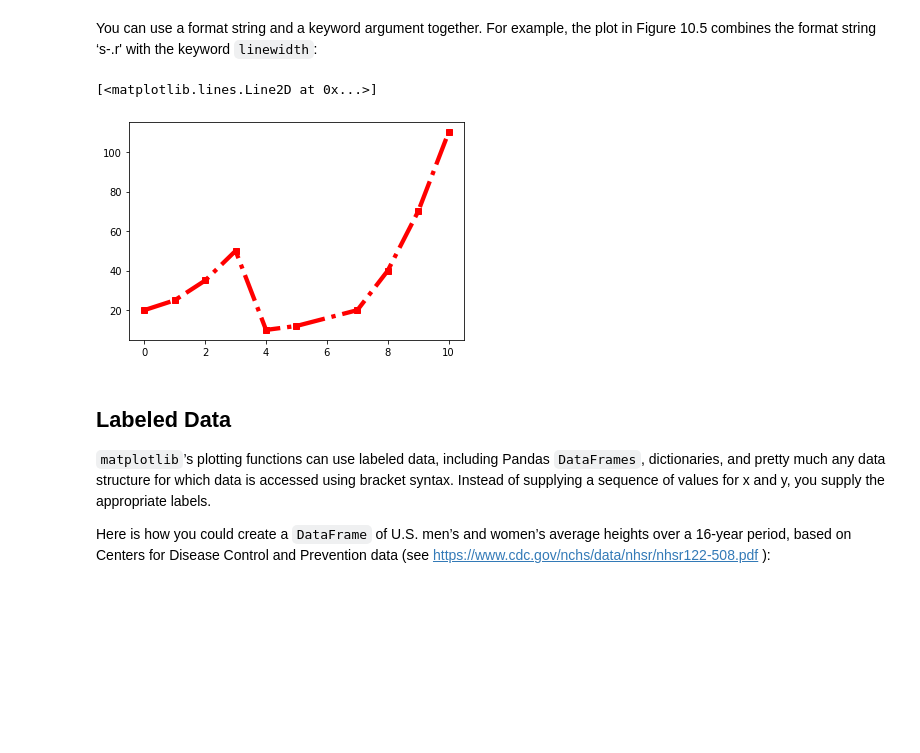
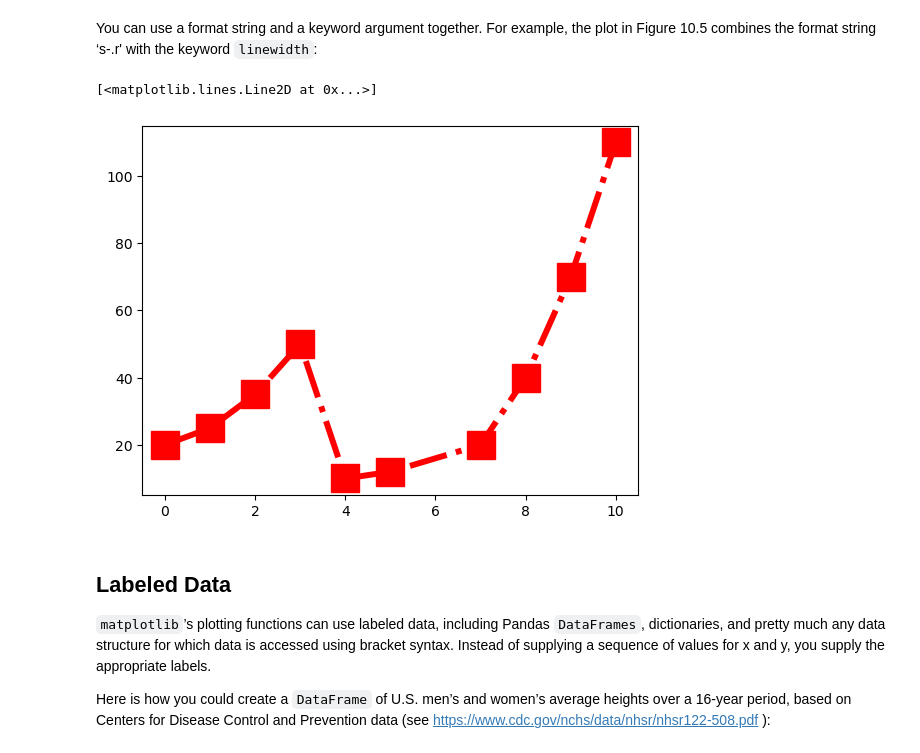
Before and after one commit to ExxetaMAydinbas/data-science-mit-python, a Jupyter notebook: Kursmaterial/03_matplotlib.ipynb, the cells around one changed output. Saved outputs shown, nothing was run; the diff lists cells and outputs as text; code cells hidden in the pictures; blank space fills up the shorter version.

```diff
--- a/Kursmaterial/03_matplotlib.ipynb
+++ b/Kursmaterial/03_matplotlib.ipynb
@@ -127,12 +154,12 @@ You can use a format string and a keyword argument together. For example, the pl
 # %%
 X = [0, 1, 2, 3, 4, 5, 7, 8, 9, 10]
 Y = [20, 25, 35, 50, 10, 12, 20, 40, 70, 110]
 fmt = 's-.r'
 
-plt.plot(X, Y, fmt, linewidth=4.3)
+plt.plot(X, Y, fmt, linewidth=4.3, markersize=20)
 # %% [output]
 [<matplotlib.lines.Line2D at 0x...>]
-[figure, old version]
+[figure, new version]
 # %% [markdown]
 ## Labeled Data
 
```
Also changed, not shown: parts of 30 cells of this notebook, 5 other files.
